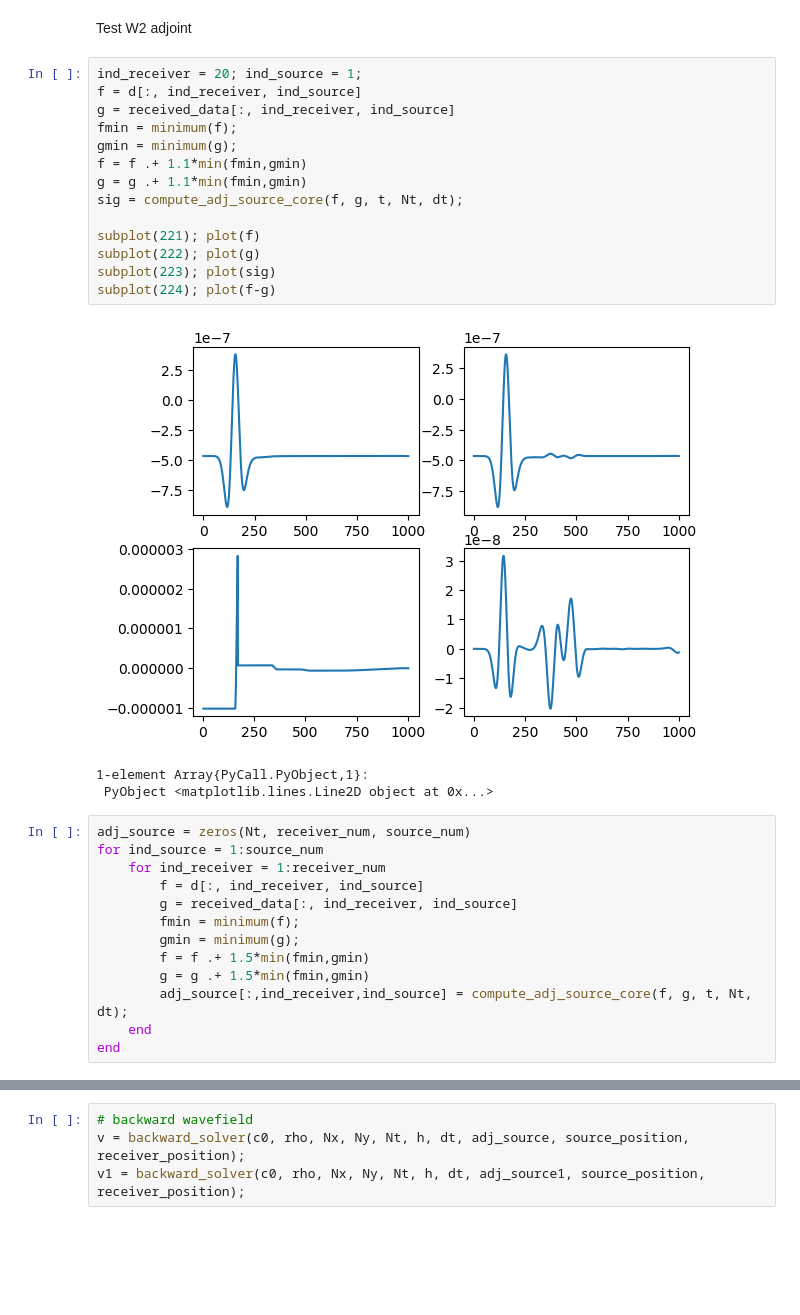
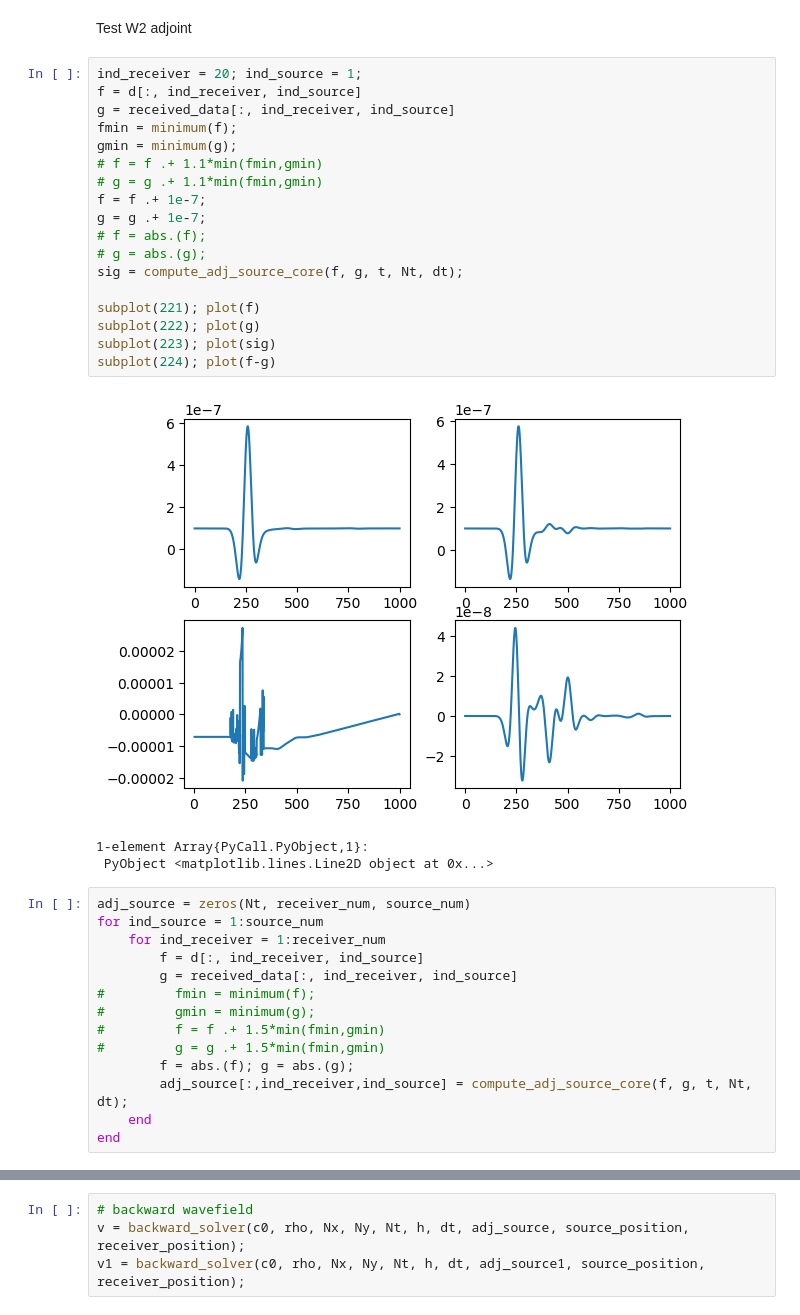
Before and after one commit to zzar43/OT_test_code, a Jupyter notebook: Report5_W2_FWI1.ipynb, the cells around one changed output, grey strips where cells are left out. Drawn from its saved outputs; the diff is of its cells as text; blank space fills up the shorter version.

```diff
--- a/Report5_W2_FWI1.ipynb
+++ b/Report5_W2_FWI1.ipynb
@@ -102,19 +103,23 @@ Test W2 adjoint
 # %%
 ind_receiver = 20; ind_source = 1;
 f = d[:, ind_receiver, ind_source]
 g = received_data[:, ind_receiver, ind_source]
 fmin = minimum(f);
 gmin = minimum(g);
-f = f .+ 1.1*min(fmin,gmin)
-g = g .+ 1.1*min(fmin,gmin)
+# f = f .+ 1.1*min(fmin,gmin)
+# g = g .+ 1.1*min(fmin,gmin)
+f = f .+ 1e-7;
+g = g .+ 1e-7;
+# f = abs.(f);
+# g = abs.(g);
 sig = compute_adj_source_core(f, g, t, Nt, dt);
 
 subplot(221); plot(f)
 subplot(222); plot(g)
 subplot(223); plot(sig)
 subplot(224); plot(f-g)
 # %% [output]
-[figure, old version]
+[figure, new version]
 1-element Array{PyCall.PyObject,1}:
  PyObject <matplotlib.lines.Line2D object at 0x...>
 # %%
@@ -123,10 +128,11 @@ for ind_source = 1:source_num
     for ind_receiver = 1:receiver_num
         f = d[:, ind_receiver, ind_source]
         g = received_data[:, ind_receiver, ind_source]
-        fmin = minimum(f);
-        gmin = minimum(g);
-        f = f .+ 1.5*min(fmin,gmin)
-        g = g .+ 1.5*min(fmin,gmin)
+#         fmin = minimum(f);
+#         gmin = minimum(g);
+#         f = f .+ 1.5*min(fmin,gmin)
+#         g = g .+ 1.5*min(fmin,gmin)
+        f = abs.(f); g = abs.(g);
         adj_source[:,ind_receiver,ind_source] = compute_adj_source_core(f, g, t, Nt, dt);
     end
 end
```
Also changed, not shown: parts of 9 cells of this notebook, 1 other file.
